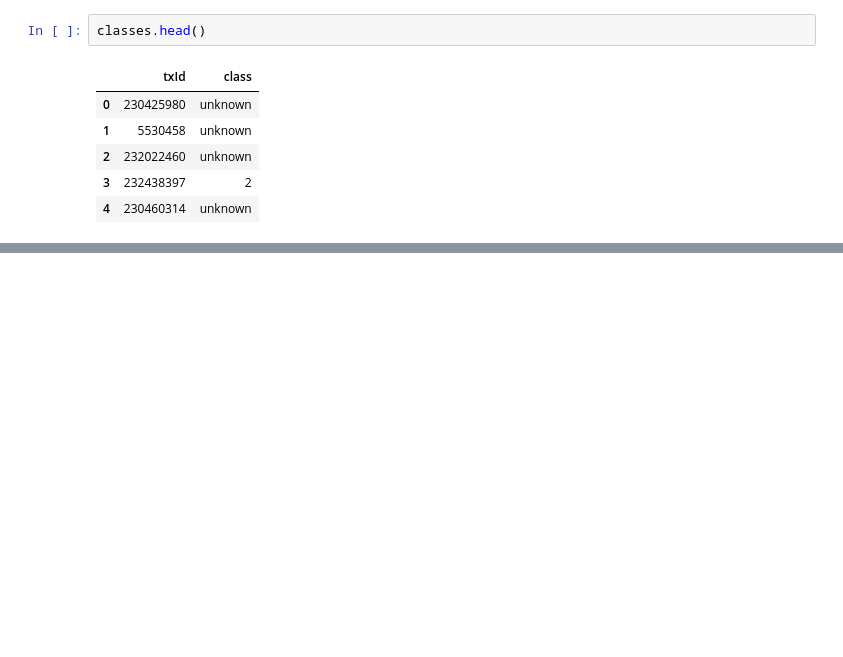
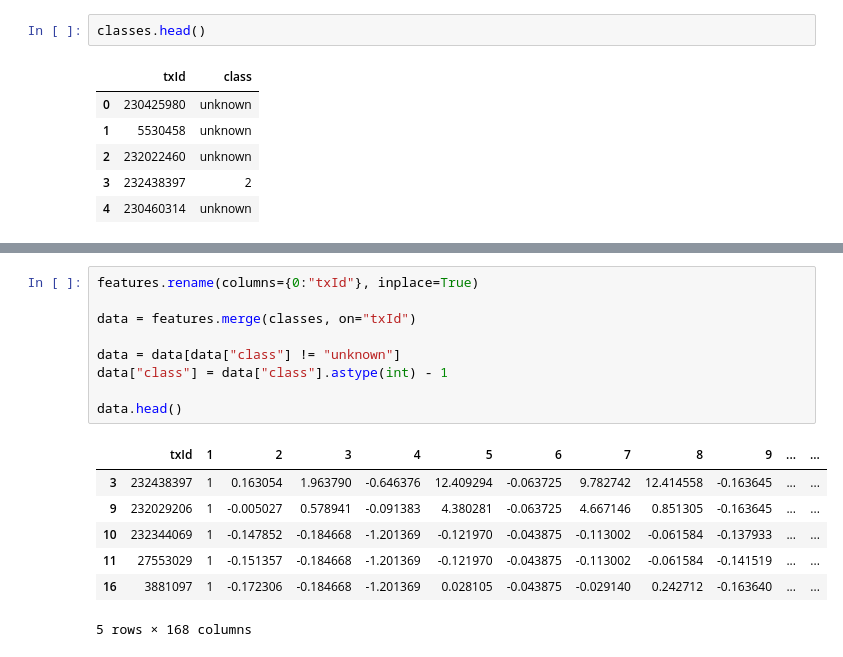
Before and after one commit to aishwary-vansh/Fraud-Detection-GNN-, a Jupyter notebook: notebooks/FinancialFraud.ipynb, the cells around one changed output, grey strips where cells are left out. Saved outputs shown, nothing was run; the diff lists cells and outputs as text; blank space fills up the shorter version.

```diff
--- a/notebooks/FinancialFraud.ipynb
+++ b/notebooks/FinancialFraud.ipynb
@@ -53,0 +51,17 @@ TypeError: 'tuple' object is not callable
+# %%
+features.rename(columns={0:"txId"}, inplace=True)
+
+data = features.merge(classes, on="txId")
+
+data = data[data["class"] != "unknown"]
+data["class"] = data["class"].astype(int) - 1
+
+data.head()
+# %% [output]
+|  | txId | 1 | 2 | 3 | 4 | 5 | 6 | 7 | 8 | 9 | ... | ... |
+| 3 | 232438397 | 1 | 0.163054 | 1.963790 | -0.646376 | 12.409294 | -0.063725 | 9.782742 | 12.414558 | -0.163645 | ... | ... |
+| 9 | 232029206 | 1 | -0.005027 | 0.578941 | -0.091383 | 4.380281 | -0.063725 | 4.667146 | 0.851305 | -0.163645 | ... | ... |
+| 10 | 232344069 | 1 | -0.147852 | -0.184668 | -1.201369 | -0.121970 | -0.043875 | -0.113002 | -0.061584 | -0.137933 | ... | ... |
+| 11 | 27553029 | 1 | -0.151357 | -0.184668 | -1.201369 | -0.121970 | -0.043875 | -0.113002 | -0.061584 | -0.141519 | ... | ... |
+| 16 | 3881097 | 1 | -0.172306 | -0.184668 | -1.201369 | 0.028105 | -0.043875 | -0.029140 | 0.242712 | -0.163640 | ... | ... |
+5 rows × 168 columns
```
Also changed, not shown: parts of 14 cells of this notebook, 1 other file.
